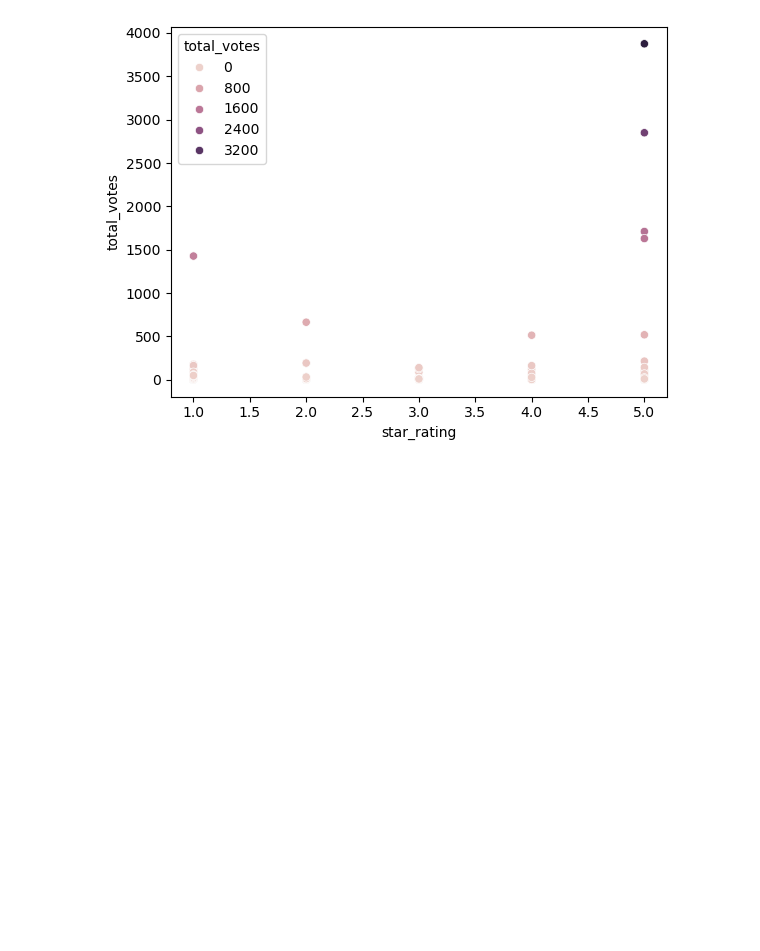
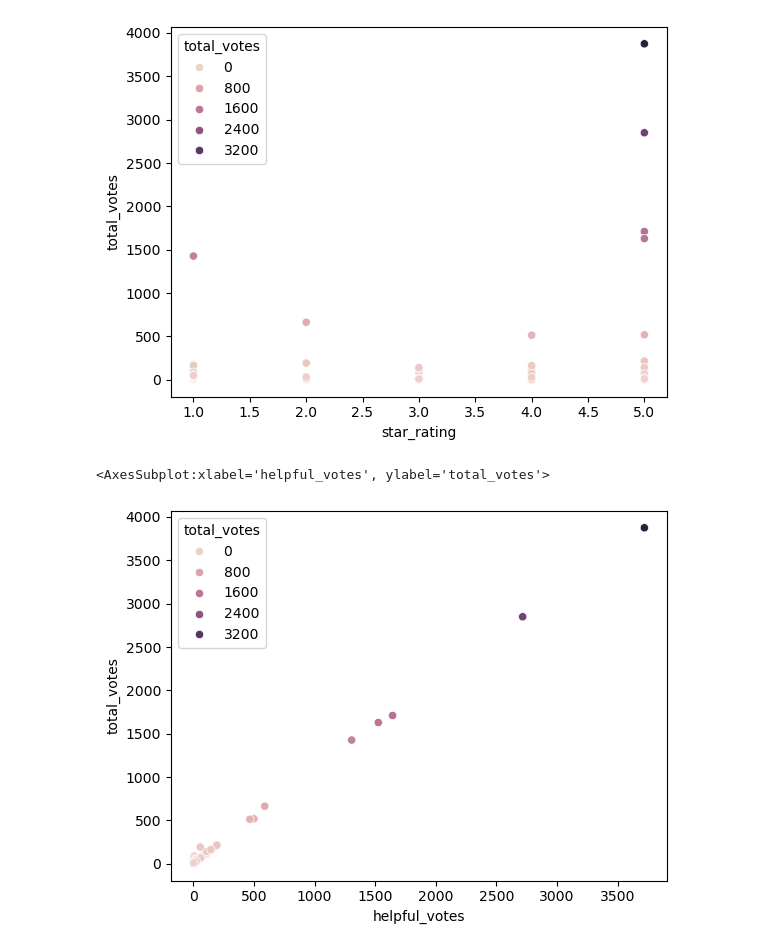
Before and after one commit to MaukanMir/Amaon-Product-Sentioment-Analysis, a Jupyter notebook: training.ipynb, the cells around one changed output. Cells and saved outputs as stored; diff of their text form; code cells hidden in the pictures; blank space fills up the shorter version.

Commit message:
added new visuals

```diff
--- a/training.ipynb
+++ b/training.ipynb
@@ -317,3 +317,8 @@ sns.scatterplot(data=df, x="star_rating",y='total_votes',hue="total_votes")
 # %% [output]
 <AxesSubplot:xlabel='star_rating', ylabel='total_votes'>
 [figure]
+# %%
+sns.scatterplot(data=df, x="helpful_votes",y='total_votes',hue="total_votes")
+# %% [output]
+<AxesSubplot:xlabel='helpful_votes', ylabel='total_votes'>
+[figure, added]
```
